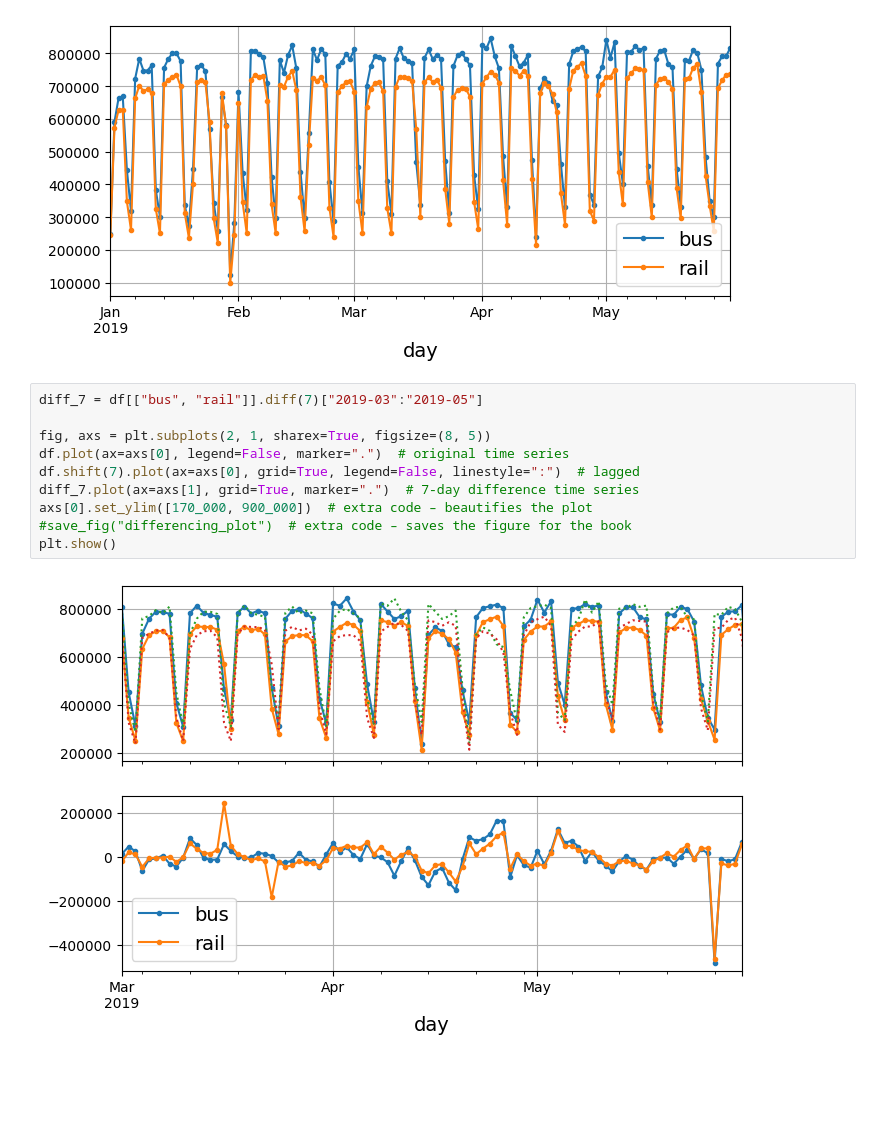
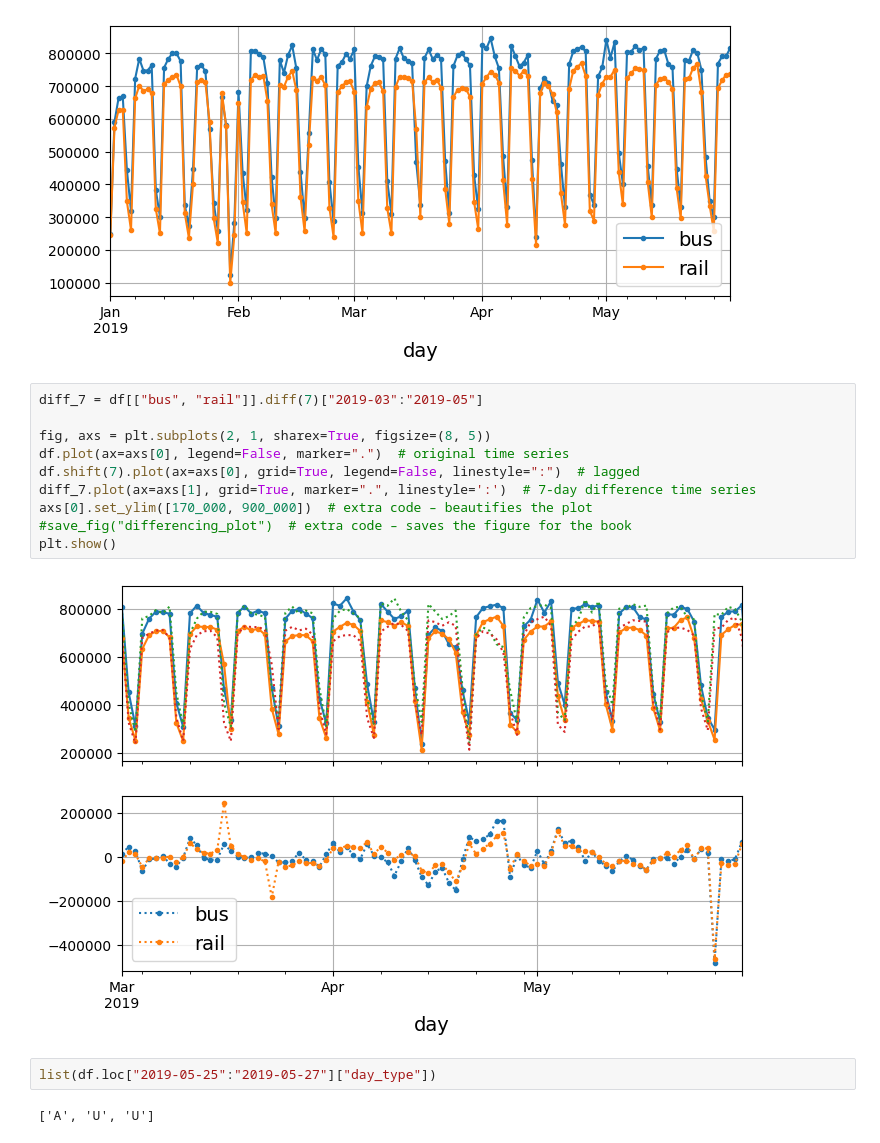
Before and after one commit to mariabaladuggimpudi/ml-practice, a Jupyter notebook: time_series/forecasting.ipynb, the cells around one changed output. Saved outputs shown, nothing was run; the diff lists cells and outputs as text; blank space fills up the shorter version.

```diff
--- a/time_series/forecasting.ipynb
+++ b/time_series/forecasting.ipynb
@@ -107,12 +102,16 @@ plt.show()
 # %%
 diff_7 = df[["bus", "rail"]].diff(7)["2019-03":"2019-05"]
 
 fig, axs = plt.subplots(2, 1, sharex=True, figsize=(8, 5))
 df.plot(ax=axs[0], legend=False, marker=".")  # original time series
 df.shift(7).plot(ax=axs[0], grid=True, legend=False, linestyle=":")  # lagged
-diff_7.plot(ax=axs[1], grid=True, marker=".")  # 7-day difference time series
+diff_7.plot(ax=axs[1], grid=True, marker=".", linestyle=':')  # 7-day difference time series
 axs[0].set_ylim([170_000, 900_000])  # extra code – beautifies the plot
 #save_fig("differencing_plot")  # extra code – saves the figure for the book
 plt.show()
 # %% [output]
-[figure, old version]
+[figure, new version]
+# %%
+list(df.loc["2019-05-25":"2019-05-27"]["day_type"])
+# %% [output]
+['A', 'U', 'U']
```
Also changed, not shown: parts of 26 cells of this notebook.
